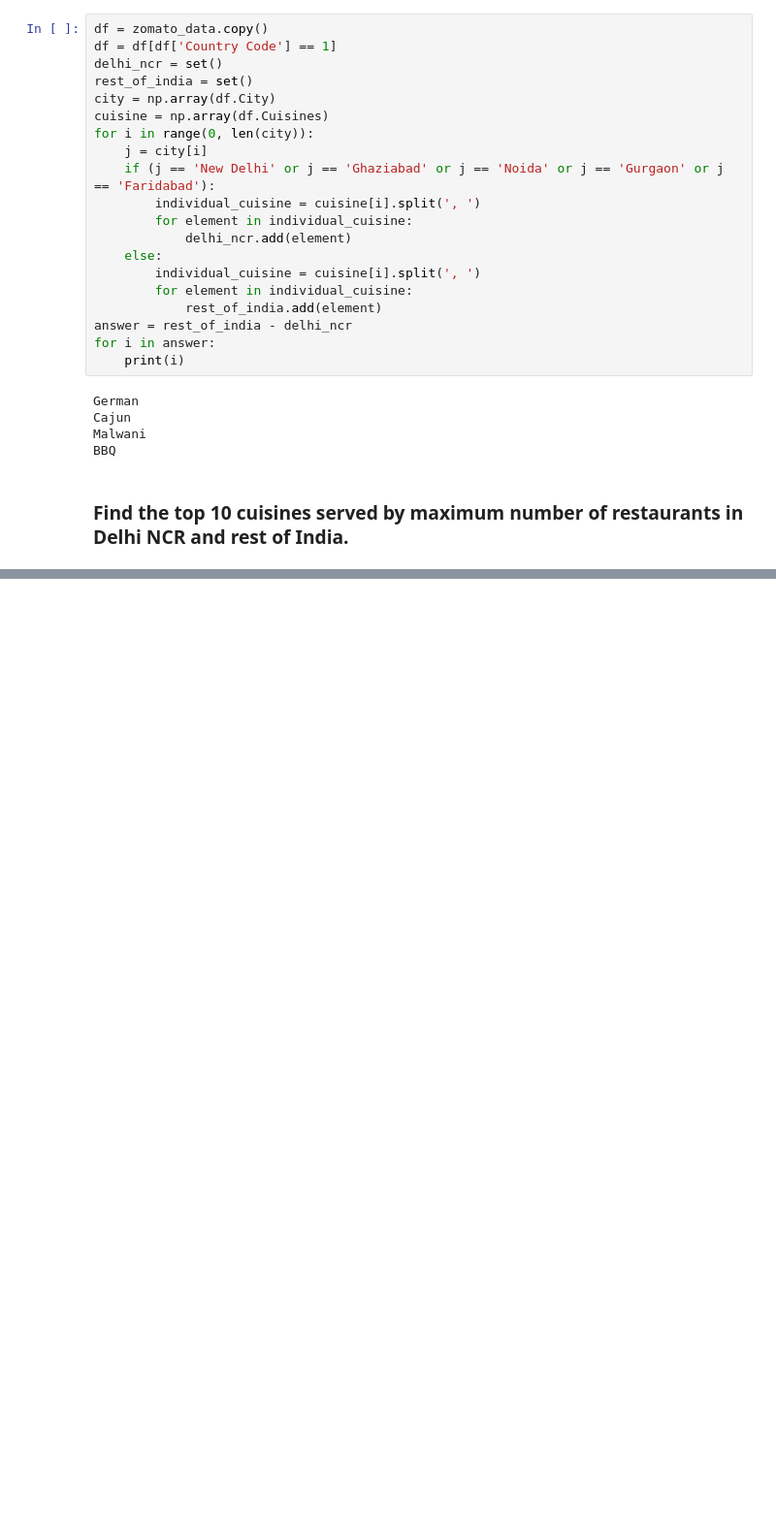
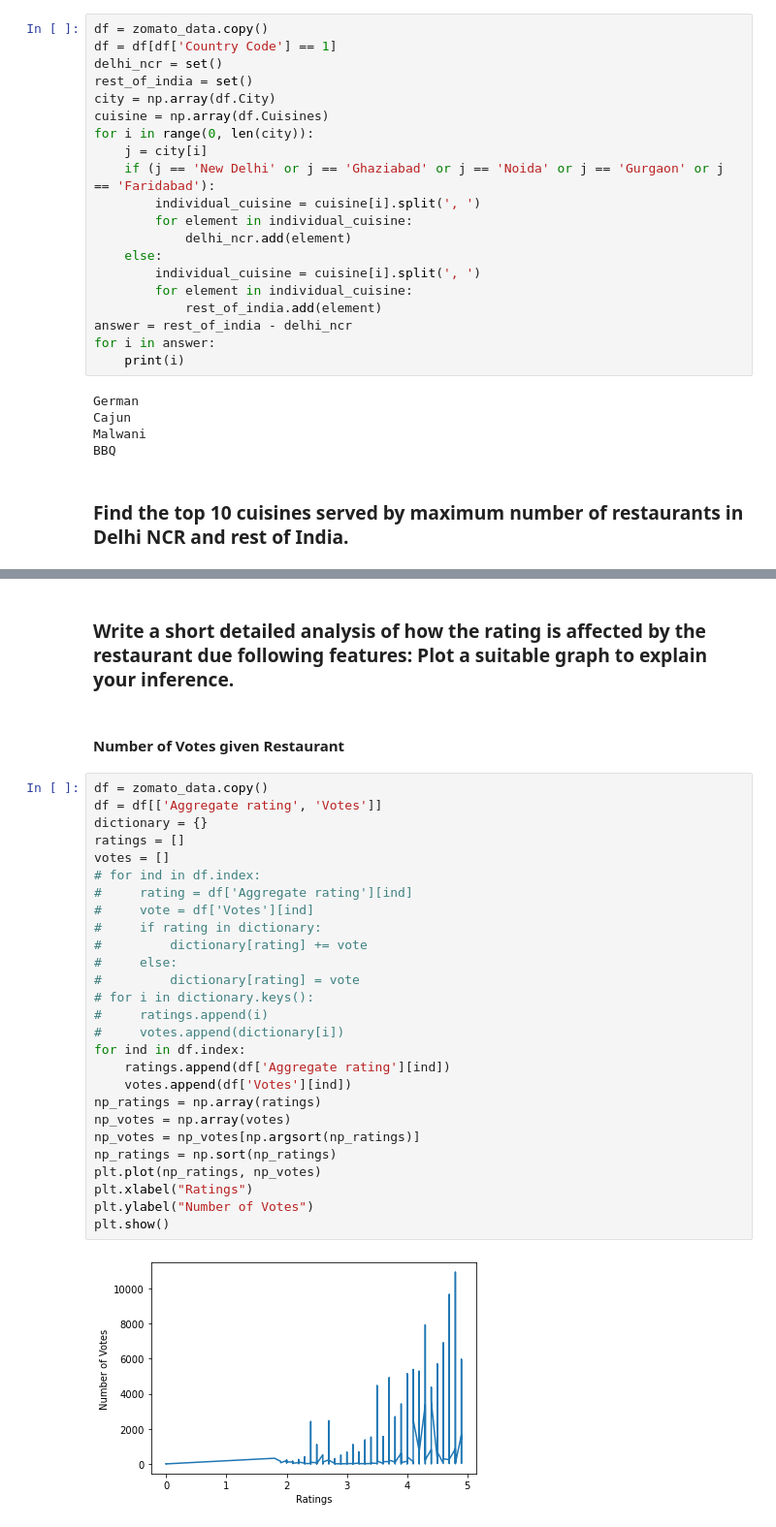
Before and after one commit to pradnyesh45/Zomato-API, a Jupyter notebook: Zomato API - II.ipynb, the cells around one changed output, grey strips where cells are left out. Shown at 97% size. Drawn from its saved outputs; the diff is of its cells as text; blank space fills up the shorter version.

```diff
--- a/Zomato API - II.ipynb
+++ b/Zomato API - II.ipynb
@@ -162,0 +169,33 @@ Mexican 50
+# %% [markdown]
+### Write a short detailed analysis of how the rating is affected by the restaurant due following features: Plot a suitable graph to explain your inference.
+# %% [markdown]
+#### Number of Votes given Restaurant
+# %%
+df = zomato_data.copy()
+df = df[['Aggregate rating', 'Votes']]
+dictionary = {}
+ratings = []
+votes = []
+# for ind in df.index:
+#     rating = df['Aggregate rating'][ind]
+#     vote = df['Votes'][ind]
+#     if rating in dictionary:
+#         dictionary[rating] += vote
+#     else:
+#         dictionary[rating] = vote
+# for i in dictionary.keys():
+#     ratings.append(i)
+#     votes.append(dictionary[i])
+for ind in df.index:
+    ratings.append(df['Aggregate rating'][ind])
+    votes.append(df['Votes'][ind])
+np_ratings = np.array(ratings)
+np_votes = np.array(votes)
+np_votes = np_votes[np.argsort(np_ratings)]
+np_ratings = np.sort(np_ratings)
+plt.plot(np_ratings, np_votes)
+plt.xlabel("Ratings")
+plt.ylabel("Number of Votes")
+plt.show()
+# %% [output]
+[figure, added]
```
Also changed, not shown: parts of 7 cells of this notebook.
